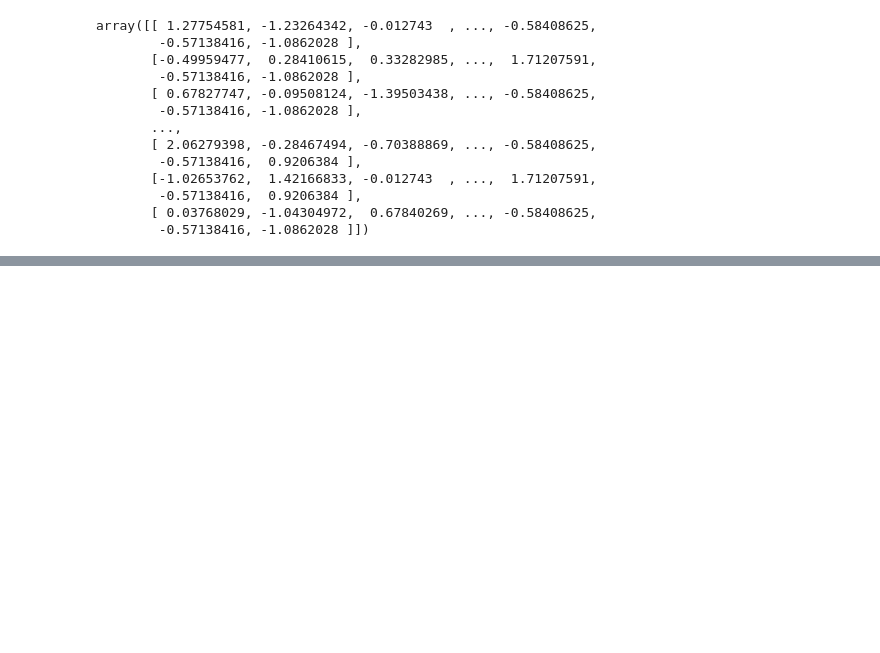
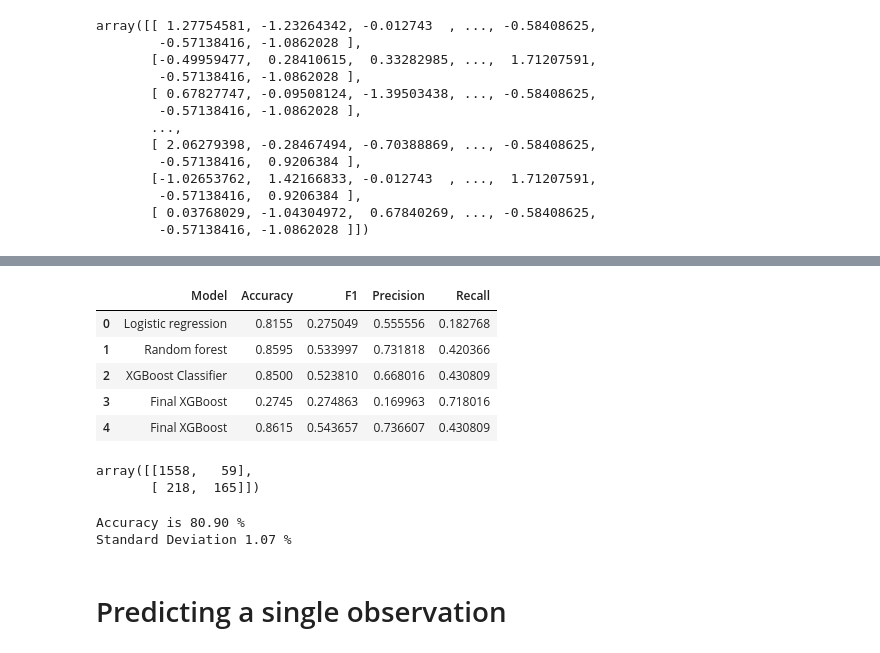
Before and after one commit to Dei-gratia/Machine-Learning-Projects, a Jupyter notebook: Machine Learning & Deep Learning Projects/Predicting_Churn_for_Bank_Customers.ipynb, the cells around one changed output, grey strips where cells are left out. Drawn from its saved outputs; the diff is of its cells as text; code cells hidden in the pictures; blank space fills up the shorter version.

```diff
--- a/Machine Learning & Deep Learning Projects/Predicting_Churn_for_Bank_Customers.ipynb
+++ b/Machine Learning & Deep Learning Projects/Predicting_Churn_for_Bank_Customers.ipynb
@@ -179,0 +262,3 @@ array([[ 1.27754581, -1.23264342, -0.012743  , ..., -0.58408625,
+# %%
+xgb_classifier = XGBClassifier()
+xgb_classifier.fit(X_train, y_train)
@@ -179,0 +277,12 @@ array([[ 1.27754581, -1.23264342, -0.012743  , ..., -0.58408625,
+# %%
+y_pred = xgb_classifier.predict(X_test)
+
+acc = accuracy_score(y_test, y_pred)
+f1 = f1_score(y_test, y_pred)
+prec = precision_score(y_test, y_pred)
+rec = recall_score(y_test, y_pred)
+
+model_results = pd.DataFrame([["XGBoost Classifier", acc, f1, prec, rec]],
+                       columns=["Model", "Accuracy", "F1", "Precision", "Recall"])
+results = pd.concat([results, model_results], ignore_index=True)
+results
@@ -179,0 +312,12 @@ array([[ 1.27754581, -1.23264342, -0.012743  , ..., -0.58408625,
+# %%
+parameters = {
+    "learning_rate": [0.05, 0.1, 0.15, 0.20, 0.25, 0.30],
+    "max_depth": [3, 4, 5, 6, 7, 8, 10, 12, 15],
+    "min_child_weight": [1, 3, 5, 7],
+    "gamma": [0.0, 0.1, 0.2, 0.3, 0.4],
+    "colsample_bytree":[0.3, 0.4, 0.5, 0.7]
+}
+
+randomized_search = RandomizedSearchCV(estimator=xgb_classifier, param_distributions=parameters, n_iter=5,
+                                       n_jobs=-1, scoring="roc_auc", cv=5, verbose=3)
+randomized_search.fit(X_train, y_train  )
@@ -179,0 +371,3 @@ array([[ 1.27754581, -1.23264342, -0.012743  , ..., -0.58408625,
+# %%
+classifier = randomized_search.best_estimator_
+classifier.fit(X_train, y_train)
@@ -179,0 +386,37 @@ array([[ 1.27754581, -1.23264342, -0.012743  , ..., -0.58408625,
+# %%
+y_pred = classifier.predict(X_test)
+
+acc = accuracy_score(y_test, y_pred)
+f1 = f1_score(y_test, y_pred)
+prec = precision_score(y_test, y_pred)
+rec = recall_score(y_test, y_pred)
+
+model_results = pd.DataFrame([["Final XGBoost", acc, f1, prec, rec]],
+                       columns=["Model", "Accuracy", "F1", "Precision", "Recall"])
+results = pd.concat([results, model_results], ignore_index=True)
+results
+# %% [output]
+|  | Model | Accuracy | F1 | Precision | Recall |
+| 0 | Logistic regression | 0.8155 | 0.275049 | 0.555556 | 0.182768 |
+| 1 | Random forest | 0.8595 | 0.533997 | 0.731818 | 0.420366 |
+| 2 | XGBoost Classifier | 0.8500 | 0.523810 | 0.668016 | 0.430809 |
+| 3 | Final XGBoost | 0.2745 | 0.274863 | 0.169963 | 0.718016 |
+| 4 | Final XGBoost | 0.8615 | 0.543657 | 0.736607 | 0.430809 |
+# %%
+#confusion matrics
+cm = confusion_matrix(y_test, y_pred)
+cm
+# %% [output]
+array([[1558,   59],
+       [ 218,  165]])
+# %%
+#cross validation
+accuracies = cross_val_score(estimator=lr_classifier, X=X_train, y=y_train, cv=10)
+
+print("Accuracy is {:.2f} %".format(accuracies.mean() * 100))
+print("Standard Deviation {:.2f} %".format(accuracies.std() * 100))
+# %% [output]
+Accuracy is 80.90 %
+Standard Deviation 1.07 %
+# %% [markdown]
+# Predicting a single observation
```
Also changed, not shown: parts of 24 cells of this notebook.
